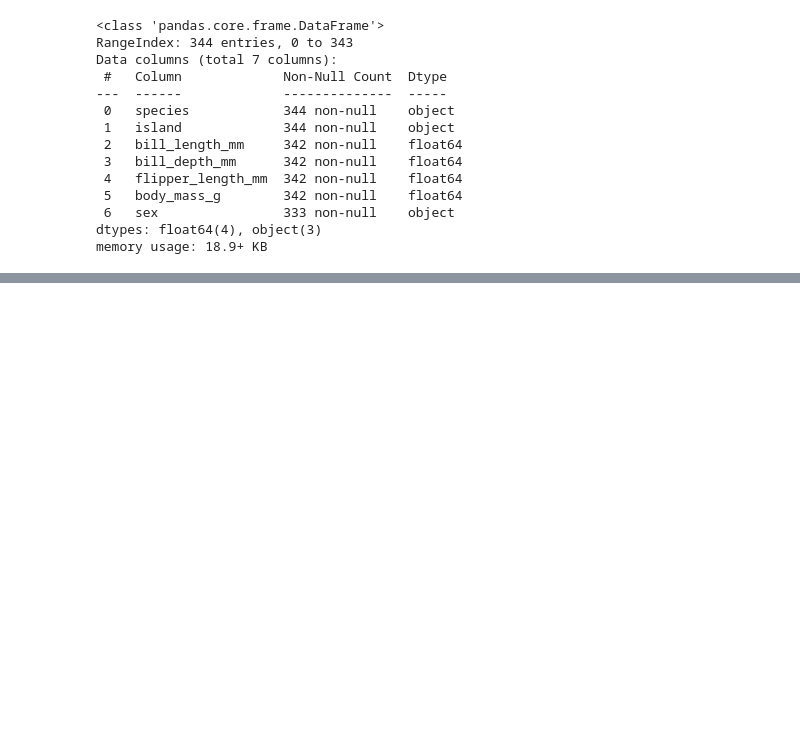
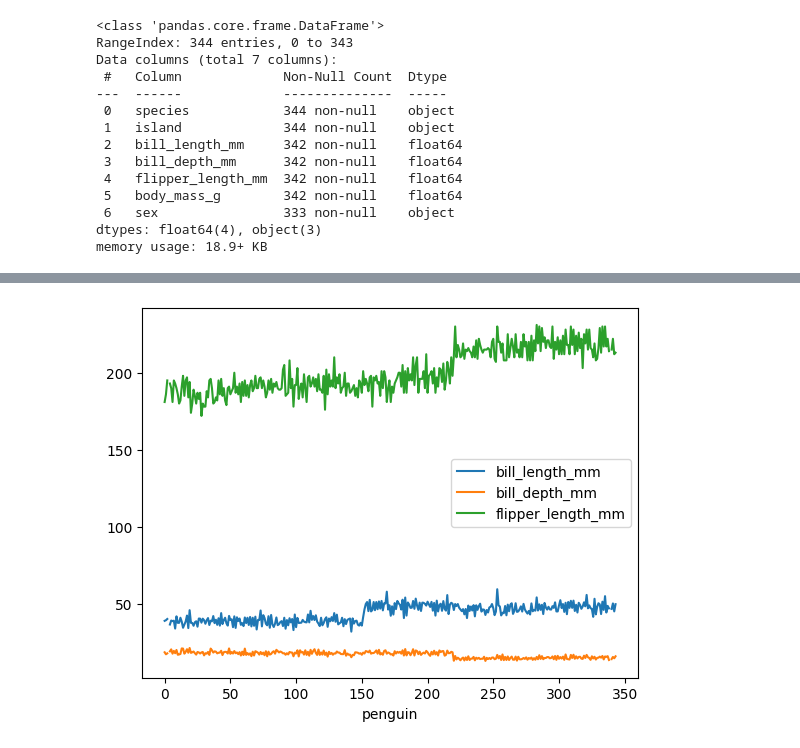
Before and after one commit to Ken4git/graphics_in_python, a Jupyter notebook: chart_examples.ipynb, the cells around one changed output, grey strips where cells are left out. Saved outputs shown, nothing was run; the diff lists cells and outputs as text; code cells hidden in the pictures; blank space fills up the shorter version.

```diff
--- a/chart_examples.ipynb
+++ b/chart_examples.ipynb
@@ -28,0 +32,5 @@ penguin_df.head(10)['body_mass_g'].plot(kind="bar");
+# %%
+ax = penguin_df[['bill_length_mm', 'bill_depth_mm', 'flipper_length_mm']].plot();
+ax.set_xlabel("penguin");
+# %% [output]
+[figure, added]
```
Also changed, not shown: parts of 2 cells of this notebook.
